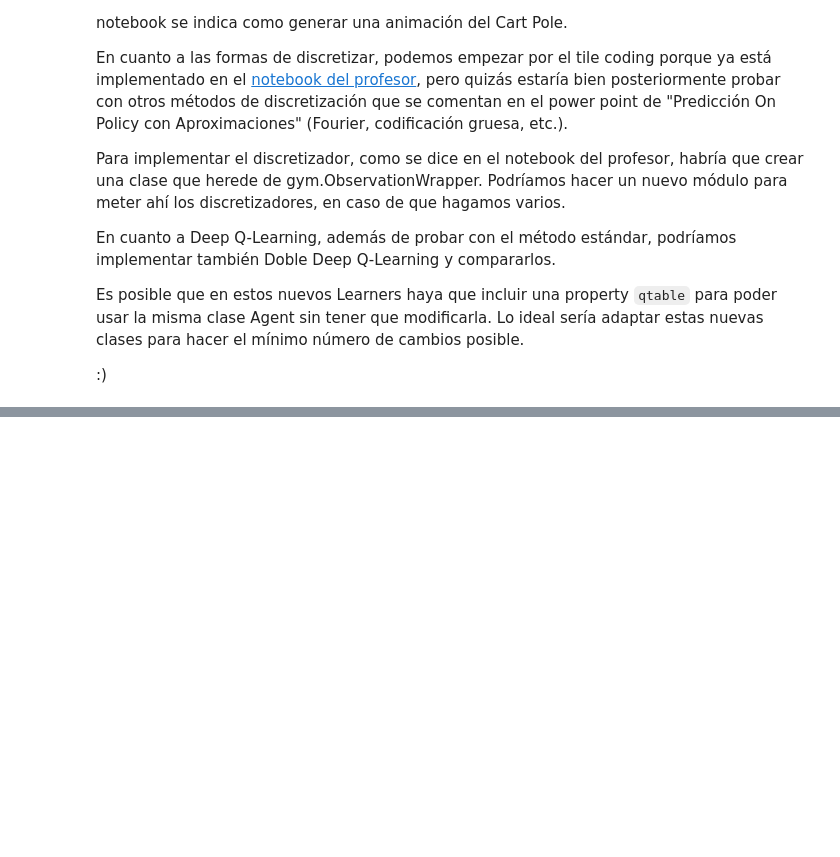
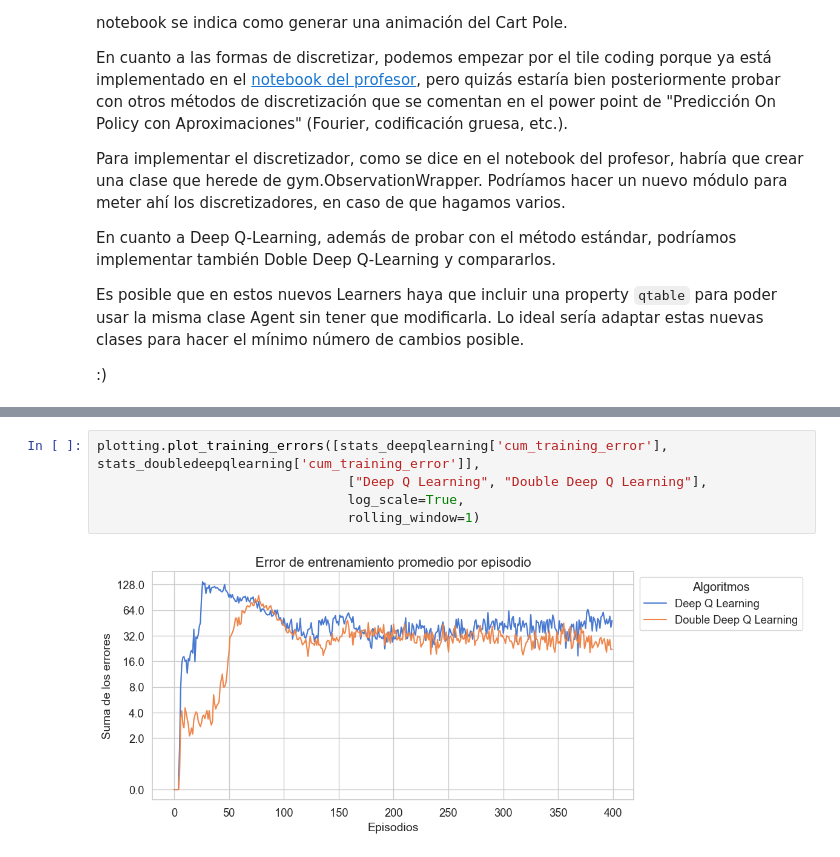
Before and after one commit to mlucasumu/EML_RL_LucasOrtiz, a Jupyter notebook: entornos_complejos/metodos_aproximados.ipynb, the cells around one changed output, grey strips where cells are left out. Cells and saved outputs as stored; diff of their text form; blank space fills up the shorter version.

```diff
--- a/entornos_complejos/metodos_aproximados.ipynb
+++ b/entornos_complejos/metodos_aproximados.ipynb
@@ -365,0 +212,7 @@ plotting.plot_rewards([rewards],
+# %%
+plotting.plot_training_errors([stats_deepqlearning['cum_training_error'], stats_doubledeepqlearning['cum_training_error']],
+                                ["Deep Q Learning", "Double Deep Q Learning"],
+                                log_scale=True,
+                                rolling_window=1)
+# %% [output]
+[figure, added]
```
Also changed, not shown: parts of 41 cells of this notebook, 6 other files.
